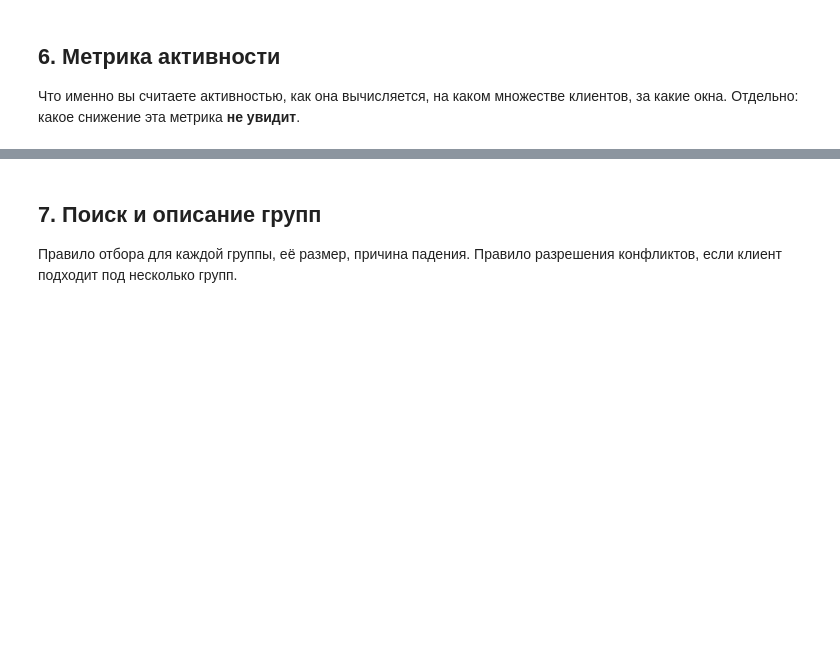
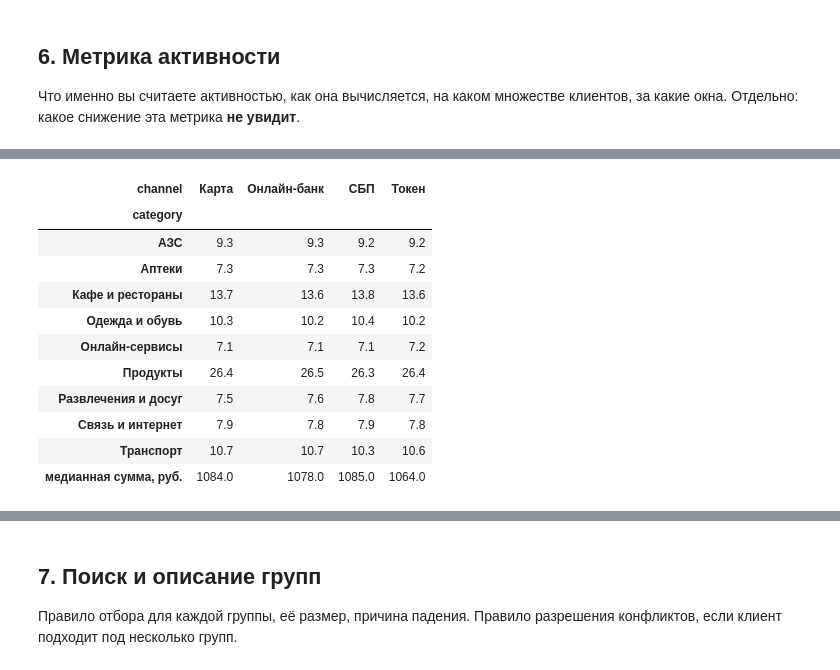
Before and after one commit to sangnchr-s/Gonchar_Alexander_Lab1, a Jupyter notebook: 01_analysis.ipynb, the cells around one changed output, grey strips where cells are left out. Saved outputs shown, nothing was run; the diff lists cells and outputs as text; code cells hidden in the pictures; blank space fills up the shorter version.

```diff
--- a/01_analysis.ipynb
+++ b/01_analysis.ipynb
@@ -1561,0 +1564,17 @@ plt.show()
+# %%
+channel_cat = (pd.crosstab(txn_ok["category"], txn_ok["channel"], normalize="columns") * 100).round(1)
+channel_cat.loc["медианная сумма, руб."] = txn_ok[txn_ok["currency"] == "RUB"].groupby("channel")["amount"].median().round(0)
+channel_cat
+# %% [output]
+| channel | Карта | Онлайн-банк | СБП | Токен |
+| category |  |  |  |  |
+| АЗС | 9.3 | 9.3 | 9.2 | 9.2 |
+| Аптеки | 7.3 | 7.3 | 7.3 | 7.2 |
+| Кафе и рестораны | 13.7 | 13.6 | 13.8 | 13.6 |
+| Одежда и обувь | 10.3 | 10.2 | 10.4 | 10.2 |
+| Онлайн-сервисы | 7.1 | 7.1 | 7.1 | 7.2 |
+| Продукты | 26.4 | 26.5 | 26.3 | 26.4 |
+| Развлечения и досуг | 7.5 | 7.6 | 7.8 | 7.7 |
+| Связь и интернет | 7.9 | 7.8 | 7.9 | 7.8 |
+| Транспорт | 10.7 | 10.7 | 10.3 | 10.6 |
+| медианная сумма, руб. | 1084.0 | 1078.0 | 1085.0 | 1064.0 |
```
Also changed, not shown: parts of 14 cells of this notebook.
